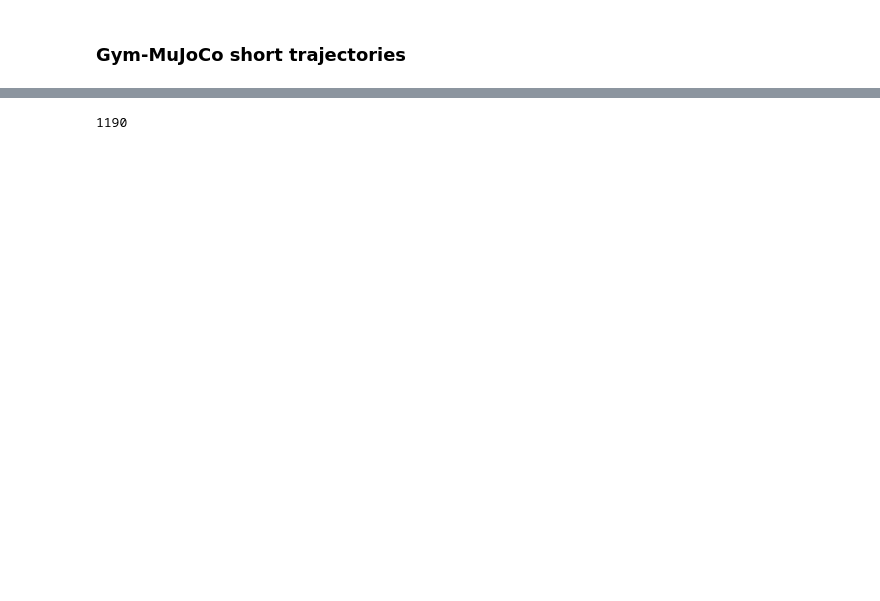
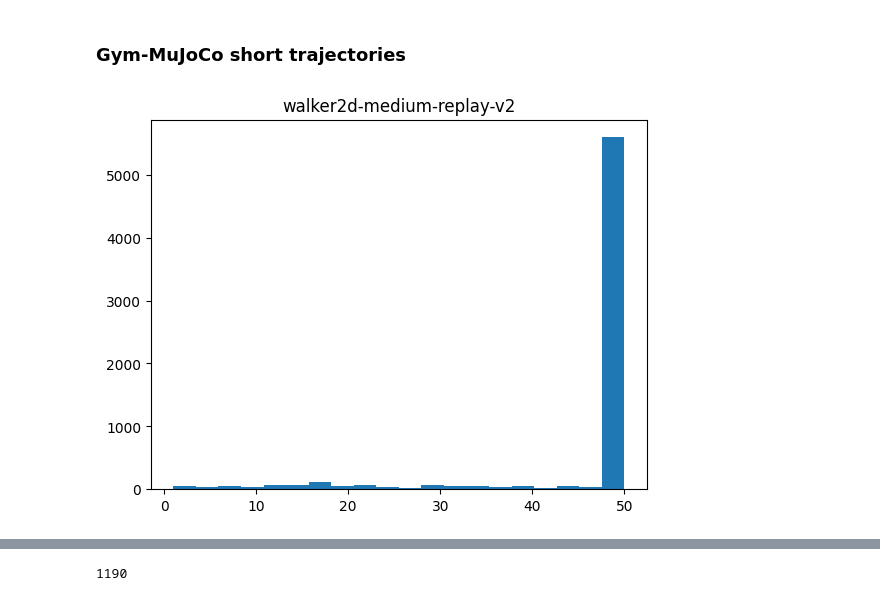
Before and after one commit to hyeonscho/CS570, a Jupyter notebook: DMC_data_investigate.ipynb, the cells around one changed output, grey strips where cells are left out. Drawn from its saved outputs; the diff is of its cells as text; code cells hidden in the pictures; blank space fills up the shorter version.

```diff
--- a/DMC_data_investigate.ipynb
+++ b/DMC_data_investigate.ipynb
@@ -196,0 +513,8 @@ task_dataset_list = [task_dataset(seq) for seq in sequence_data_list]
+# %%
+task_len = [[t['rewards'].shape[0] for t in task_dataset] for task_dataset in task_dataset_list]
+for i in range(len(tasks)):
+    plt.hist(task_len[i], bins=20)
+    plt.title(tasks[i])
+    plt.show()
+# %% [output]
+[figure, added]
```
Also changed, not shown: parts of 37 cells of this notebook, 9 other files.
